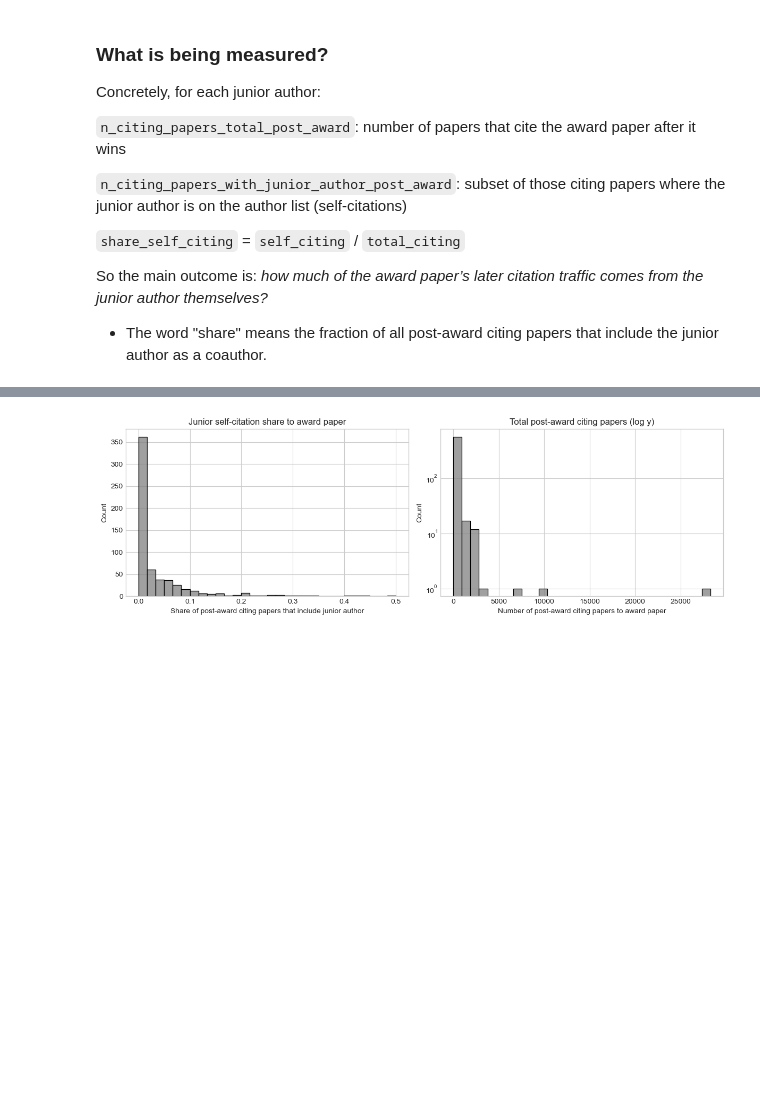
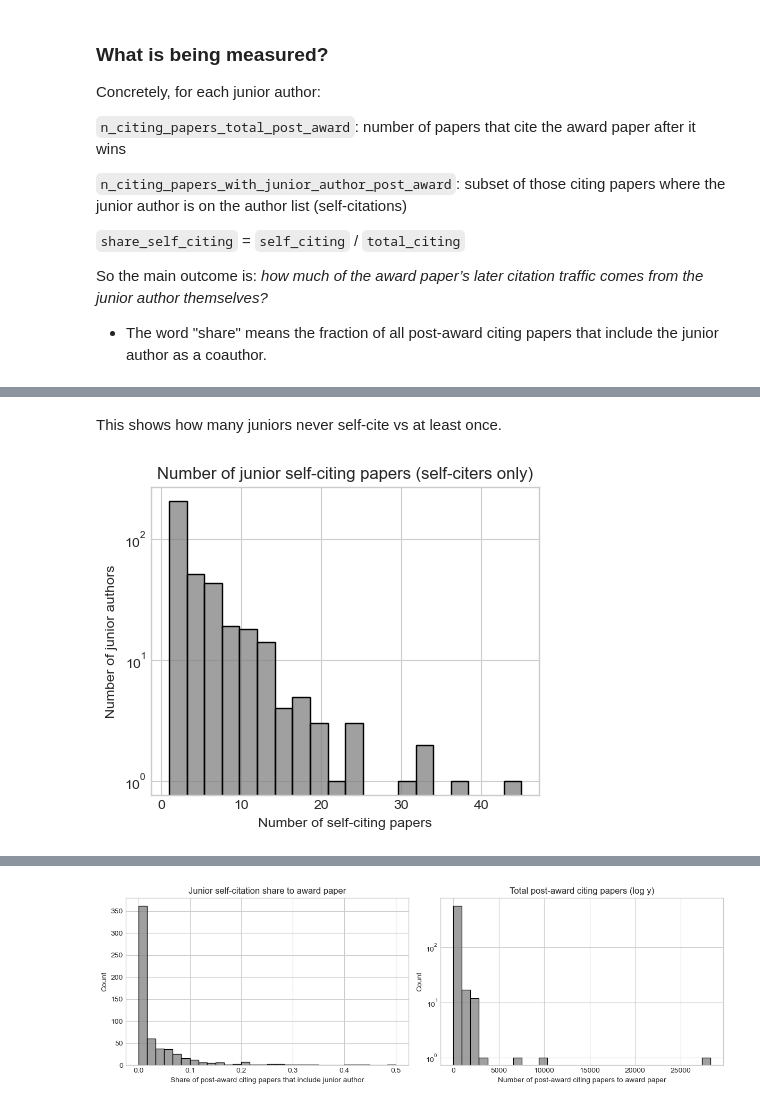
Before and after one commit to AppleShay/thesis-best-paper-trajectories, a Jupyter notebook: notebooks/32_junior_self_cites_analysis.ipynb, the cells around one changed output, grey strips where cells are left out. Cells and saved outputs as stored; diff of their text form; code cells hidden in the pictures; blank space fills up the shorter version.

```diff
--- a/notebooks/32_junior_self_cites_analysis.ipynb
+++ b/notebooks/32_junior_self_cites_analysis.ipynb
@@ -67,0 +88,19 @@ After cleaning: (596, 9)
+# %% [markdown]
+This shows how many juniors never self‑cite vs at least once.
+# %%
+# Distribution of the number of self-citing papers (among self-citers)
+df_self = df[df['n_citing_papers_with_junior_author_post_award'] > 0].copy()
+
+fig, ax = plt.subplots(figsize=(5, 4))
+sns.histplot(df_self['n_citing_papers_with_junior_author_post_award'],
+             bins=20, color='0.5', edgecolor='black', ax=ax)
+ax.set_title('Number of junior self-citing papers (self-citers only)')
+ax.set_xlabel('Number of self-citing papers')
+ax.set_ylabel('Number of junior authors')
+ax.set_yscale('log')
+
+fig.savefig(FIG_DIR / '32_selfcite_count_hist_self_only.png',
+            dpi=300, bbox_inches='tight')
+plt.show()
+# %% [output]
+[figure, added]
```
Also changed, not shown: parts of 9 cells of this notebook, 4 other files.
